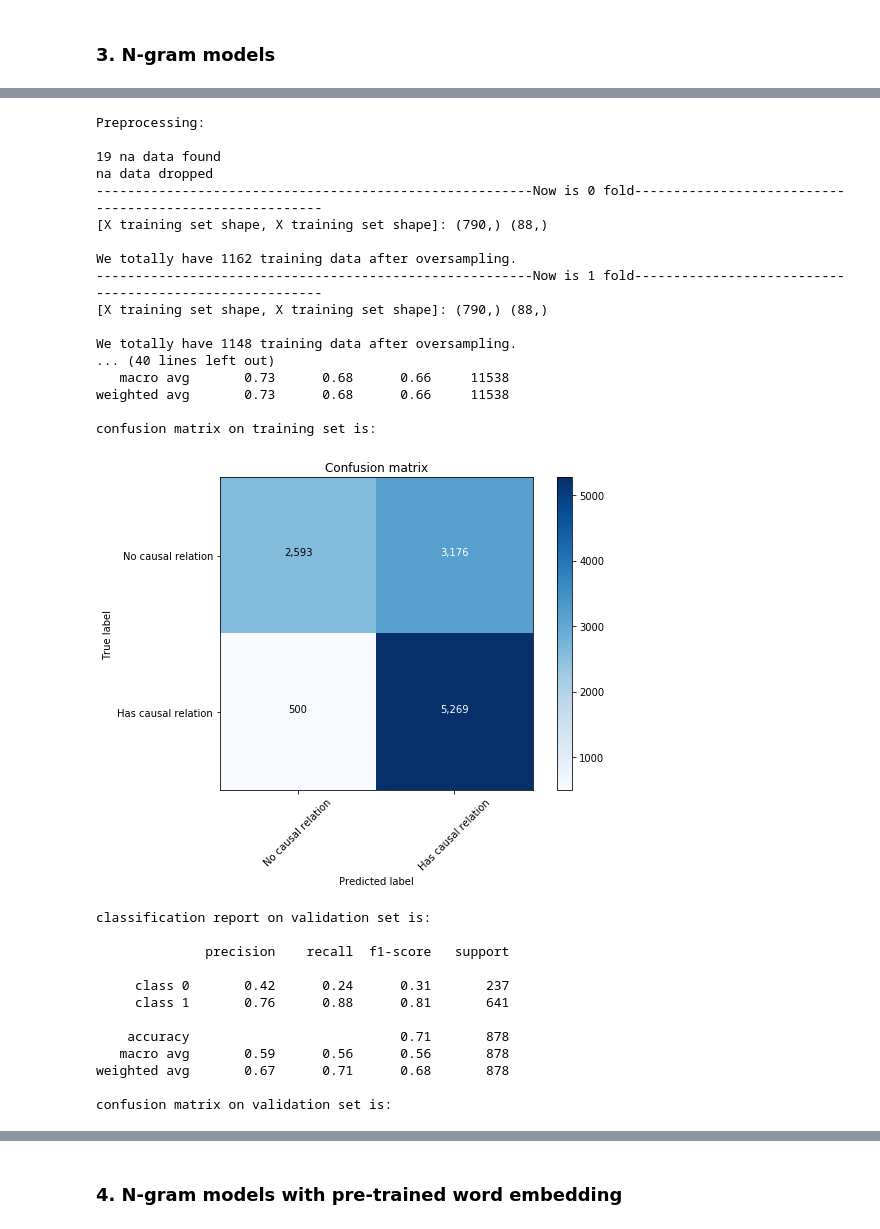
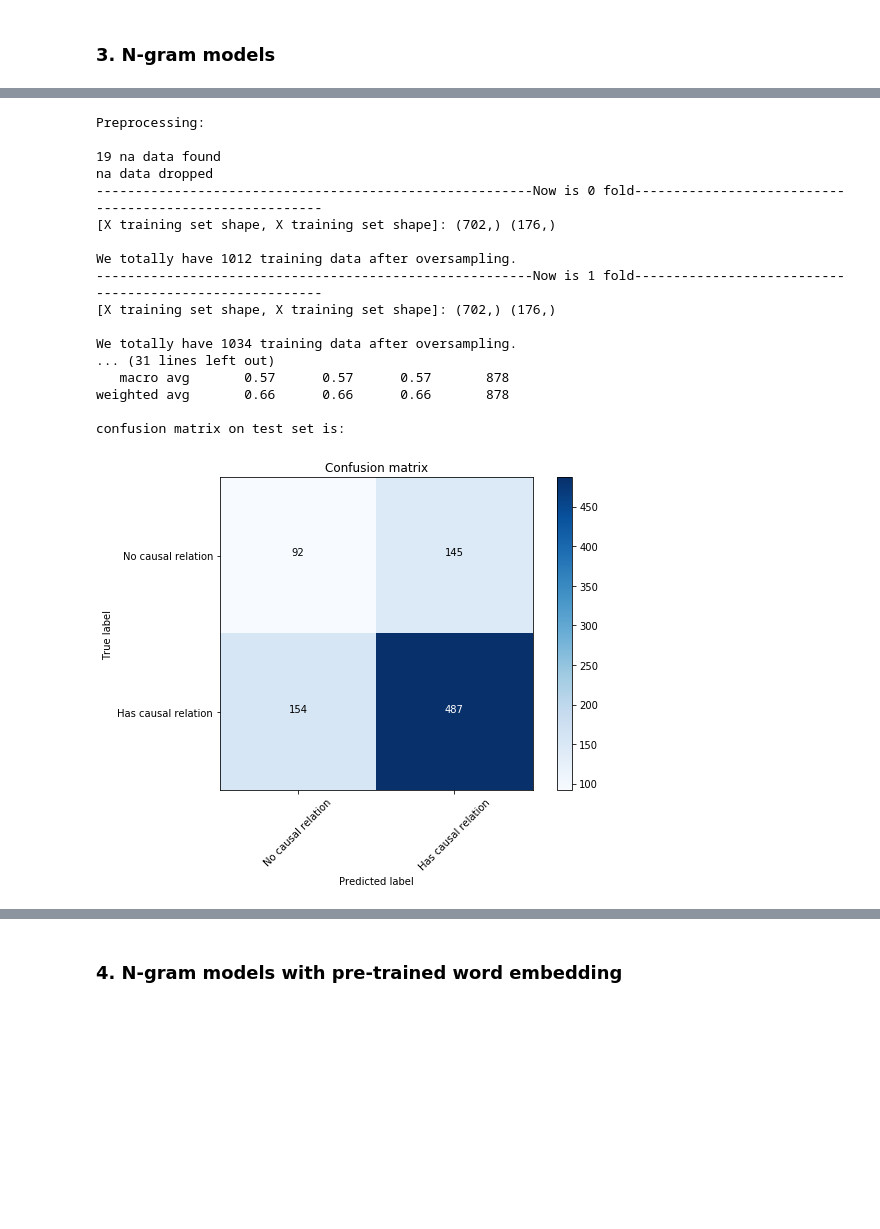
Before and after one commit to SSIML2021/SSIML2021, a Jupyter notebook: notebooks/1.1-causal-relation-precense-fasttext.ipynb, the cells around one changed output, grey strips where cells are left out. Saved outputs shown, nothing was run; the diff lists cells and outputs as text; code cells hidden in the pictures; blank space fills up the shorter version.

Commit message:
Finish the causal relation presence experiments that use fasttext.

```diff
--- a/notebooks/1.1-causal-relation-precense-fasttext.ipynb
+++ b/notebooks/1.1-causal-relation-precense-fasttext.ipynb
@@ -258,15 +258,15 @@ As shown in the Model processing flow above, we will only use over-sampling in a
 <center>$Recall: \Large\frac{TP}{TP+FN}$ $\quad\quad\quad\quad Precision: \Large\frac{TP}{TP+FP}$<center><br>
 <center>$F1: \Large\frac{2*Recall*Precision}{Recall+Precision}$<center>
 # %%
-def run(X, y, wordNgrams=1, pretrainedVectors=""):
+def run(X, y, wordNgrams=1, pretrainedVectors="",threads=6):
     print('Preprocessing:\n')
     df = pd.DataFrame({'X':pd.Series(X),'y':pd.Series(y)})
     print('{} na data found'.format(len(df[df['X'].isna() == True].index)))
     df = df.dropna()
     print('na data dropped')
 
-
-    kf = KFold(n_splits=10)
+    #[Perhaps not] Set random seed for KFold to keep consistency
+    kf = KFold(n_splits=5,random_state=seed_val, shuffle =True)
     kf.get_n_splits(df)
     k = 0
 
@@ -298,7 +298,7 @@ def run(X, y, wordNgrams=1, pretrainedVectors=""):
 
         train_data = make_fasttext_data(train_upsampled)
         make_train_file("train_file.txt", train_data)
-        model = fasttext.train_supervised("train_file.txt", dim=300, pretrainedVectors=pretrainedVectors, wordNgrams=wordNgrams)
+        model = fasttext.train_supervised("train_file.txt", dim=300, thread = threads, pretrainedVectors=pretrainedVectors, wordNgrams=wordNgrams, seed=seed_val)
         test_data = make_fasttext_data(test_set)
 
         eval_pred = model.predict(test_data)
@@ -333,17 +333,21 @@ def run(X, y, wordNgrams=1, pretrainedVectors=""):
     clas_reprt_train = classification_report(training_true, training_pred, target_names=target_names)
     print(clas_reprt_train)
 
-    print('confusion matrix on training set is:\n')
-    cm_train = confusion_matrix(training_true, training_pred)
-    plot_confusion_matrix(cm_train, ['No causal relation', 'Has causal relation'], normalize=False)
+    # uncomment this if wanna see the confusion matrix for the training set
+    # print('confusion matrix on training set is:\n')
+    # cm_train = confusion_matrix(training_true, training_pred)
+    # plot_confusion_matrix(cm_train, ['No causal relation', 'Has causal relation'], normalize=False)
 
     #For evaluation data
-    print('classification report on validation set is:\n')
+    print('classification report on test set is:\n')
     clas_reprt_eval = classification_report(evaluation_true, evaluation_pred, target_names=target_names)
     print(clas_reprt_eval)
 
-    print('confusion matrix on validation set is:\n')
+    print('confusion matrix on test set is:\n')
     cm_eval = confusion_matrix(evaluation_true, evaluation_pred)
     plot_confusion_matrix(cm_eval, ['No causal relation', 'Has causal relation'], normalize=False)
 
     return
+# %%
+# set threads according to your CPU
+run(X, y, wordNgrams=1,threads=10)
@@ -350,5 +373,5 @@ def run(X, y, wordNgrams=1, pretrainedVectors=""):
 # %%
-run(X, y, wordNgrams=1)
+run(X, y, wordNgrams=2,threads=10)
 # %% [output]
 Preprocessing:
 
@@ -384,33 +394,21 @@ confusion matrix on validation set is:
 # %%
-run(X, y, wordNgrams=2)
+run(X, y, wordNgrams=3,threads=10)
 # %% [output]
 Preprocessing:
 
 19 na data found
 na data dropped
 --------------------------------------------------------Now is 0 fold--------------------------------------------------------
-[X training set shape, X training set shape]: (790,) (88,)
+[X training set shape, X training set shape]: (702,) (176,)
 
-We totally have 1162 training data after oversampling.
+We totally have 1012 training data after oversampling.
 --------------------------------------------------------Now is 1 fold--------------------------------------------------------
-[X training set shape, X training set shape]: (790,) (88,)
+[X training set shape, X training set shape]: (702,) (176,)
 
-We totally have 1148 training data after oversampling.
-... (40 lines left out)
-   macro avg       0.73      0.68      0.66     11538
-weighted avg       0.73      0.68      0.66     11538
+We totally have 1034 training data after oversampling.
+... (31 lines left out)
+   macro avg       0.57      0.57      0.57       878
+weighted avg       0.66      0.66      0.66       878
 
-confusion matrix on training set is:
+confusion matrix on test set is:
-[figure, old version]
+[figure, new version]
-classification report on validation set is:
-
-              precision    recall  f1-score   support
-
-     class 0       0.42      0.24      0.31       237
-     class 1       0.76      0.88      0.81       641
-
-    accuracy                           0.71       878
-   macro avg       0.59      0.56      0.56       878
-weighted avg       0.67      0.71      0.68       878
-
-confusion matrix on validation set is:
```
Also changed, not shown: parts of 17 cells of this notebook.
